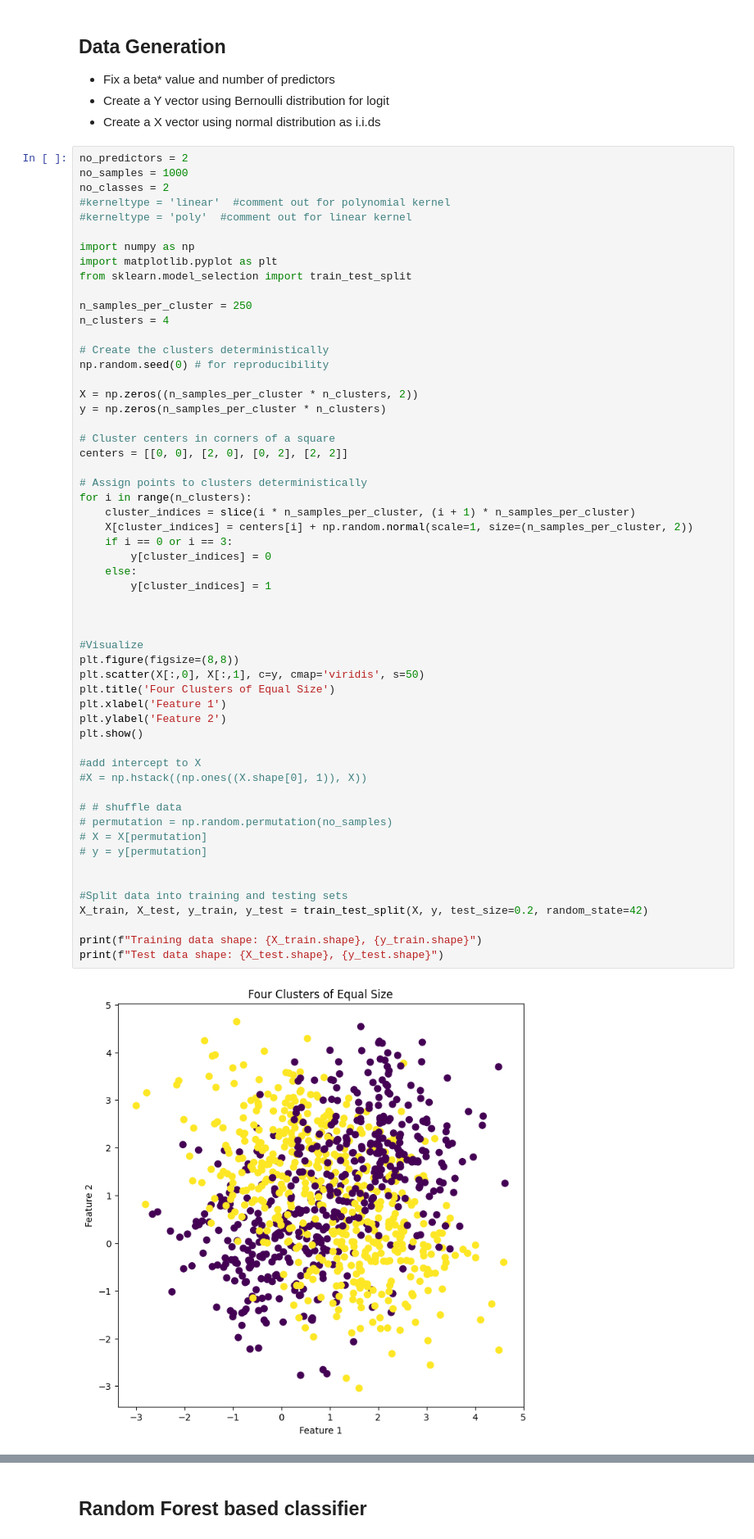
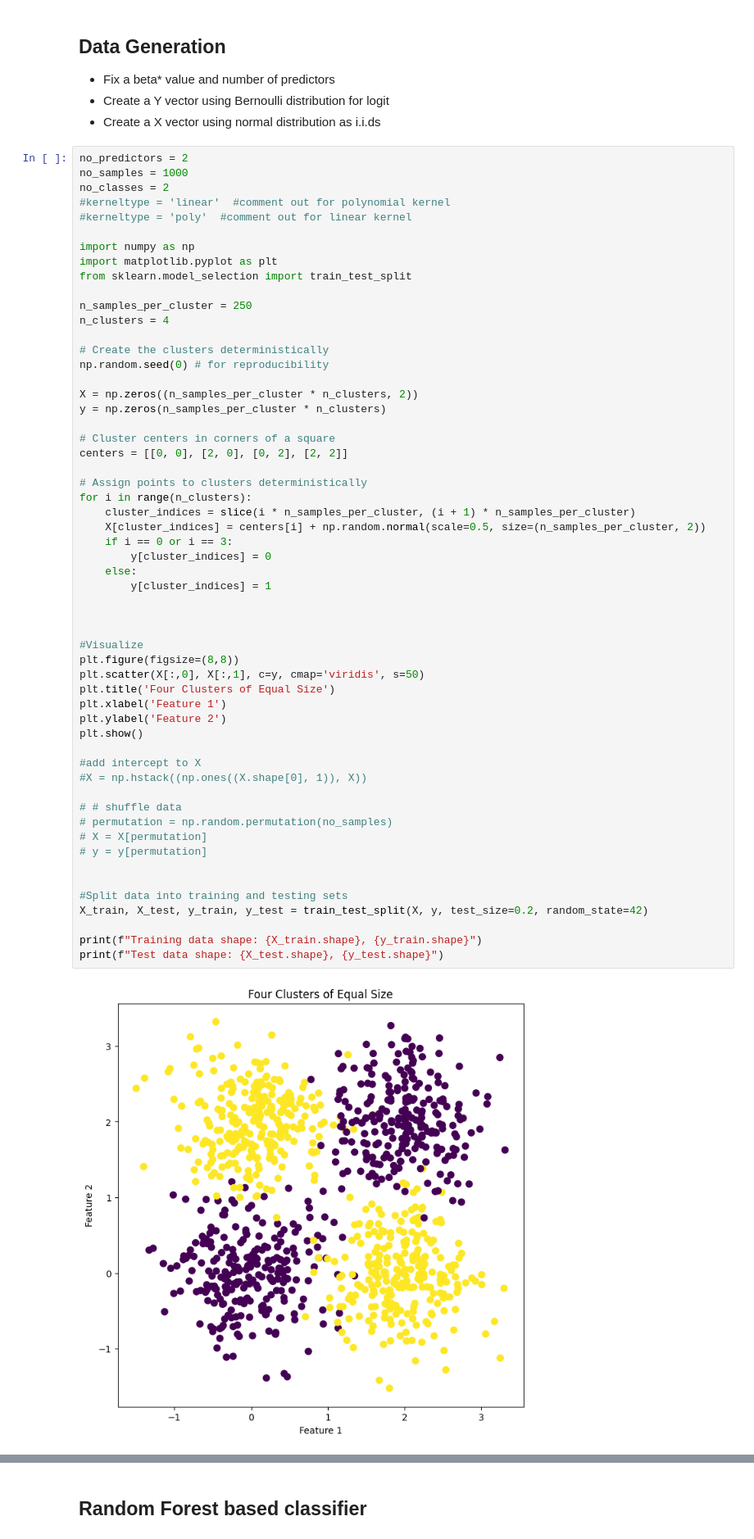
Before and after one commit to katzkid/RoC_Analysis, a Jupyter notebook: RoC_Analysis_RF.ipynb, the cells around one changed output, grey strips where cells are left out. Shown at 82% size. Cells and saved outputs as stored; diff of their text form.

```diff
--- a/RoC_Analysis_RF.ipynb
+++ b/RoC_Analysis_RF.ipynb
@@ -31,38 +31,38 @@ centers = [[0, 0], [2, 0], [0, 2], [2, 2]]
 # Assign points to clusters deterministically
 for i in range(n_clusters):
     cluster_indices = slice(i * n_samples_per_cluster, (i + 1) * n_samples_per_cluster)
-    X[cluster_indices] = centers[i] + np.random.normal(scale=1, size=(n_samples_per_cluster, 2))
+    X[cluster_indices] = centers[i] + np.random.normal(scale=0.5, size=(n_samples_per_cluster, 2))
     if i == 0 or i == 3:
         y[cluster_indices] = 0
     else:
         y[cluster_indices] = 1
 
 
 
 #Visualize
 plt.figure(figsize=(8,8))
 plt.scatter(X[:,0], X[:,1], c=y, cmap='viridis', s=50)
 plt.title('Four Clusters of Equal Size')
 plt.xlabel('Feature 1')
 plt.ylabel('Feature 2')
 plt.show()
 
 #add intercept to X
 #X = np.hstack((np.ones((X.shape[0], 1)), X))
 
 # # shuffle data
 # permutation = np.random.permutation(no_samples)
 # X = X[permutation]
 # y = y[permutation]
 
 
 #Split data into training and testing sets
 X_train, X_test, y_train, y_test = train_test_split(X, y, test_size=0.2, random_state=42)
 
 print(f"Training data shape: {X_train.shape}, {y_train.shape}")
 print(f"Test data shape: {X_test.shape}, {y_test.shape}")
 # %% [output]
-[figure, old version]
+[figure, new version]
 Training data shape: (800, 2), (800,)
 Test data shape: (200, 2), (200,)
 # %%
```
Also changed, not shown: parts of 5 cells of this notebook, 2 other files.
